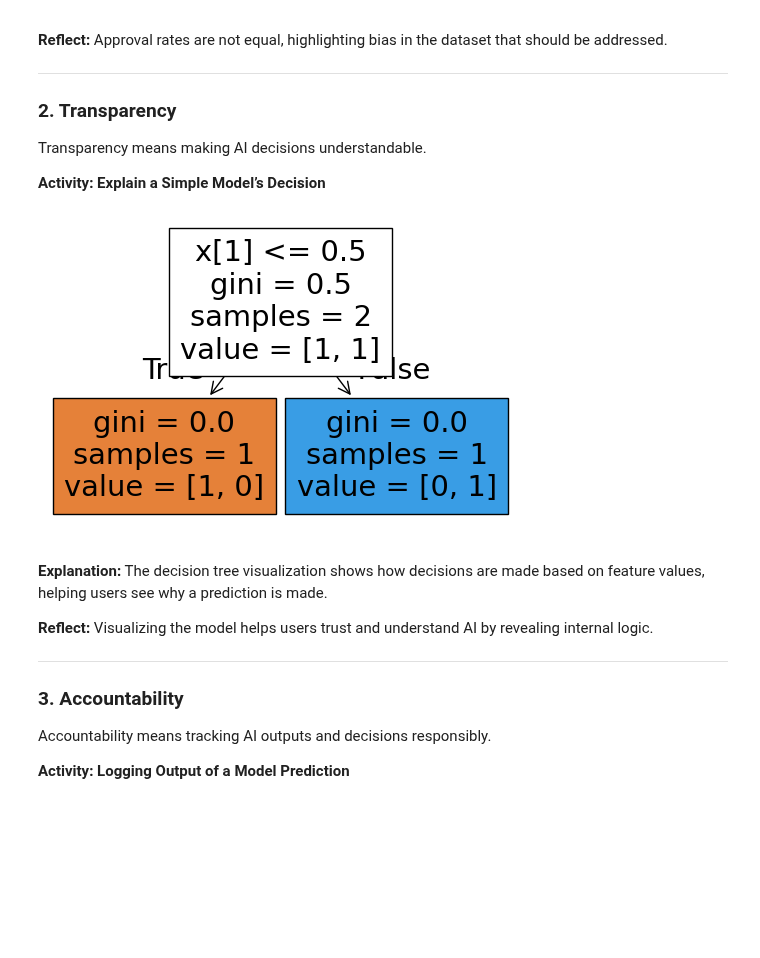
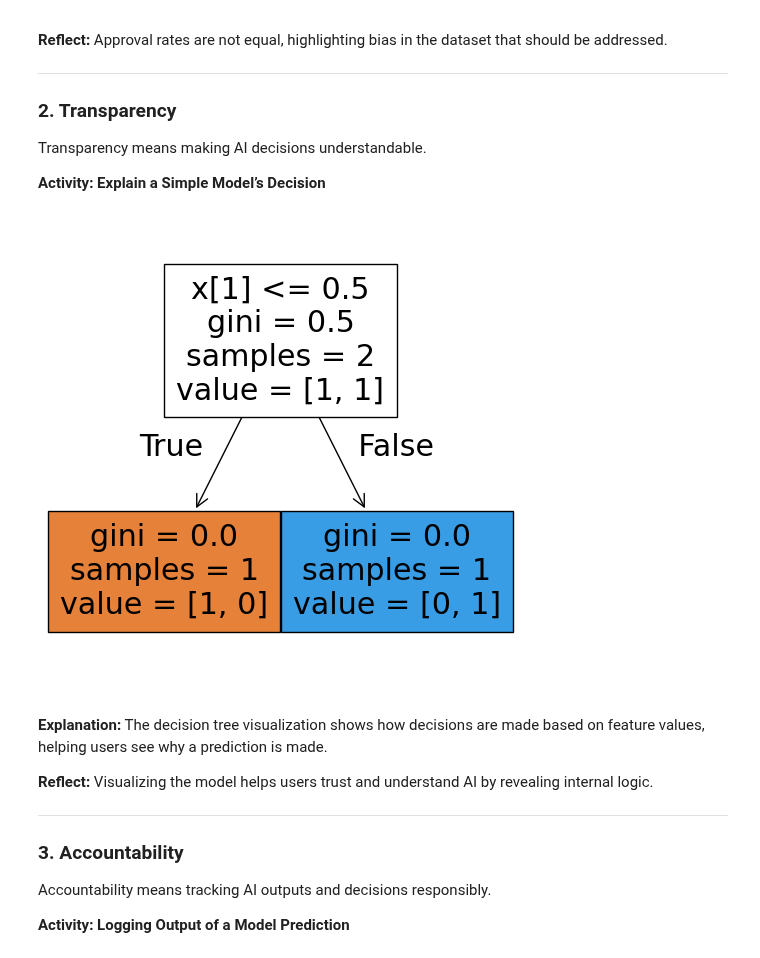
Before and after one commit to appliedcode/mthree-c422, a Jupyter notebook: Exercises/day-13/AI-Ethics/AI-Ethics.ipynb, the cells around one changed output. Drawn from its saved outputs; the diff is of its cells as text; code cells hidden in the pictures; blank space fills up the shorter version.

```diff
--- a/Exercises/day-13/AI-Ethics/AI-Ethics.ipynb
+++ b/Exercises/day-13/AI-Ethics/AI-Ethics.ipynb
@@ -62,21 +62,21 @@ Transparency means making AI decisions understandable.
 # %%
 from sklearn.tree import DecisionTreeClassifier
 from sklearn import tree
 import matplotlib.pyplot as plt
 
 # Sample data (features and labels)
 X = [[0, 0], [1, 1]]
 y = [0, 1]
 
 clf = DecisionTreeClassifier()
 clf = clf.fit(X, y)
 
 # Visualizing the decision tree to enhance transparency
-plt.figure(figsize=(6,4))
+plt.figure(figsize=(6,6))
 tree.plot_tree(clf, filled=True)
 plt.show()
 # %% [output]
-[figure, old version]
+[figure, new version]
 # %% [markdown]
 **Explanation:**
 The decision tree visualization shows how decisions are made based on feature values, helping users see why a prediction is made.
```
Also changed, not shown: parts of 1 cell of this notebook.
